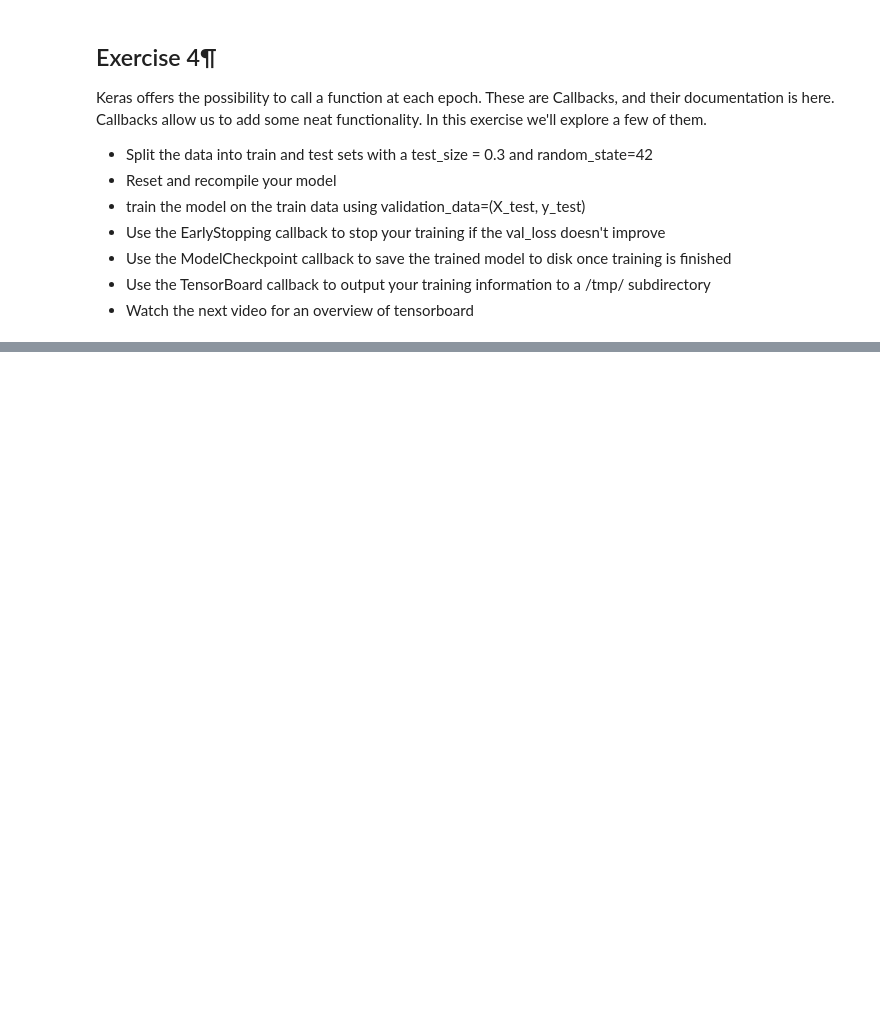
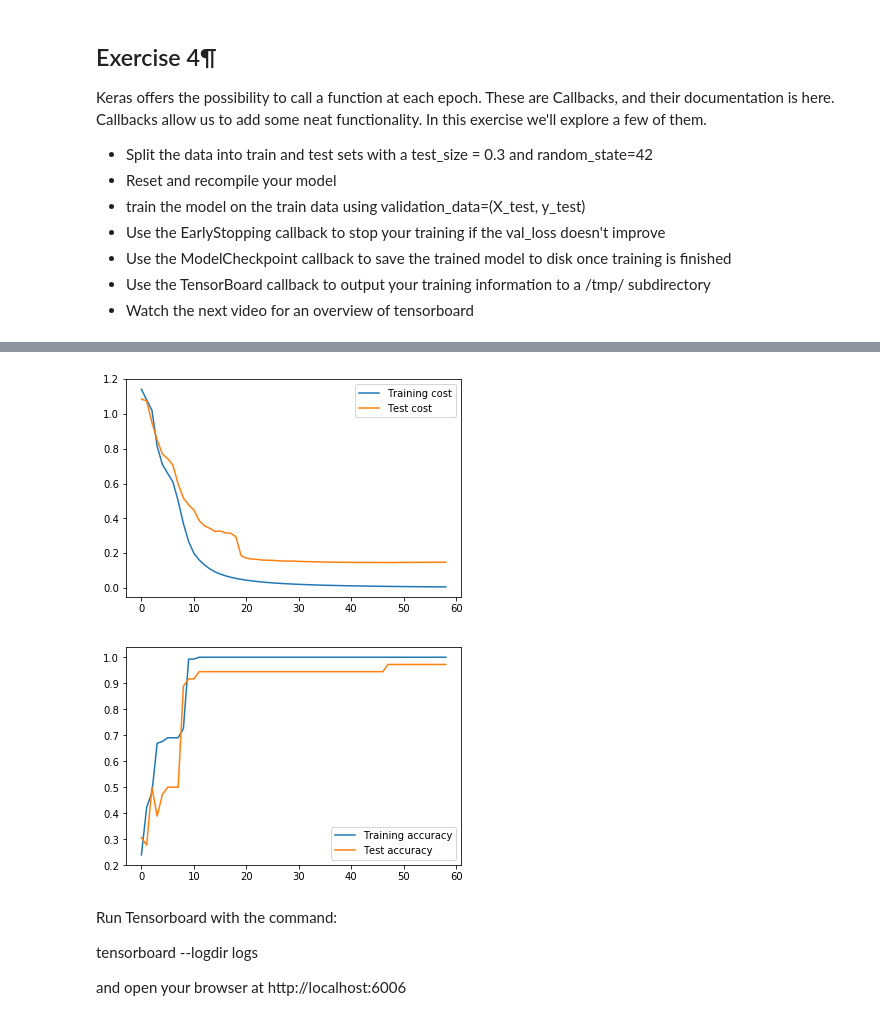
Before and after one commit to YasirHabib/Deep-Learning, a Jupyter notebook: solutions/5 GD Solutions.ipynb, the cells around one changed output, grey strips where cells are left out. Drawn from its saved outputs; the diff is of its cells as text; code cells hidden in the pictures; blank space fills up the shorter version.

```diff
--- a/solutions/5 GD Solutions.ipynb
+++ b/solutions/5 GD Solutions.ipynb
@@ -577,0 +610,6 @@ Keras offers the possibility to call a function at each epoch. These are Callbac
+# %%
+from sklearn.preprocessing import StandardScaler
+
+scalar = StandardScaler()
+X_train = scalar.fit_transform(X_train)
+X_test = scalar.transform(X_test)
@@ -577,0 +636,17 @@ Keras offers the possibility to call a function at each epoch. These are Callbac
+# %%
+opt = Adam(lr=0.01)
+
+model.compile(
+    loss='sparse_categorical_crossentropy',
+    optimizer=opt,
+    metrics=['accuracy']
+)
+# %%
+# To stop if validation loss does not reduce for 10 epochs
+early_stopping = EarlyStopping(monitor='val_loss', mode='min', patience=10)
+
+# save the model with least validation loss
+model_checkpointer = ModelCheckpoint('5 GD classifier.h5', save_best_only=True)
+
+# Used for visualization
+tensorboard = TensorBoard()
@@ -577,0 +673,3 @@ Keras offers the possibility to call a function at each epoch. These are Callbac
+# %%
+r = model.fit(X_train, y_train, validation_data=(X_test, y_test),
+              epochs=500, callbacks=[early_stopping, model_checkpointer, tensorboard], batch_size=8, shuffle=True)
@@ -577,0 +694,19 @@ Keras offers the possibility to call a function at each epoch. These are Callbac
+# %%
+plt.plot(r.history['loss'], label='Training cost')
+plt.plot(r.history['val_loss'], label='Test cost')
+plt.legend()
+plt.show()
+
+plt.plot(r.history['acc'], label='Training accuracy')
+plt.plot(r.history['val_acc'], label='Test accuracy')
+plt.legend()
+plt.show()
+# %% [output]
+[figure, added]
+[figure, added]
+# %% [markdown]
+Run Tensorboard with the command:
+
+tensorboard --logdir logs
+
+and open your browser at http://localhost:6006
```
Also changed, not shown: parts of 8 cells of this notebook.
